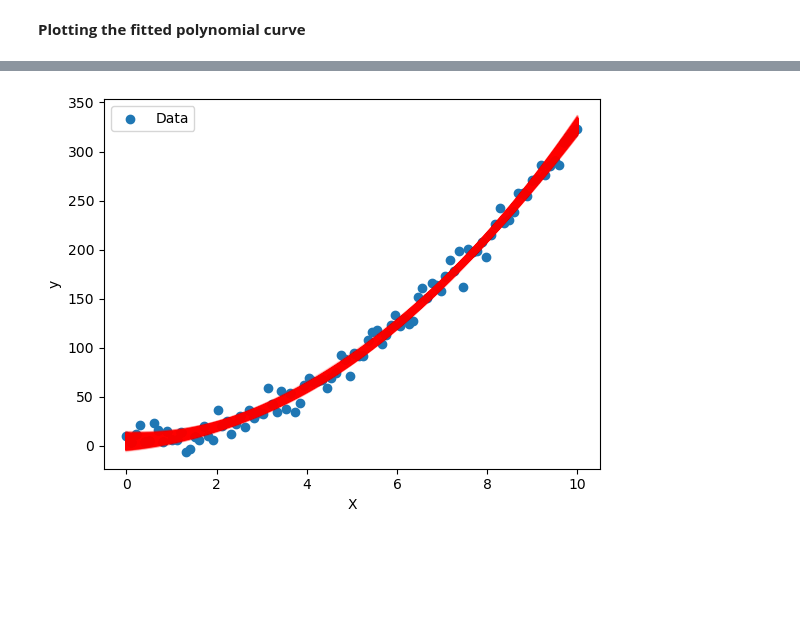
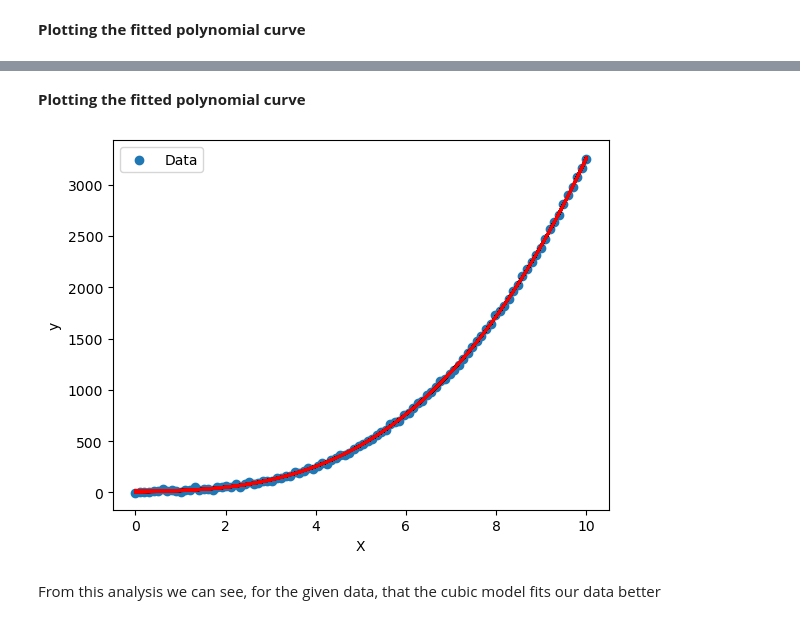
Before and after one commit to AhmadHassan71/statistical-modeling-using-pymc3, a Jupyter notebook: Workshops/Workshop8/Workshop8.ipynb, the cells around one changed output, grey strips where cells are left out. Cells and saved outputs as stored; diff of their text form; code cells hidden in the pictures; blank space fills up the shorter version.

Commit message:
Added a synthetic cubic model

```diff
--- a/Workshops/Workshop8/Workshop8.ipynb
+++ b/Workshops/Workshop8/Workshop8.ipynb
@@ -22,6 +22,7 @@ X=np.linspace(0,10,n_samples)  # creates equally spaced samples
 
 # creates a quadratic dataset with some random noise
 y= 3*X**2 +2*X + 5 + np.random.normal(scale=10,size=n_samples)
+y_cubic= 3*X**3+2*X**2+5*X+10+ np.random.normal(scale=10,size=n_samples)
 
 # adding noise adds some realism allowing to test data for
 # real world problems
@@ -61,0 +86,10 @@ plt.show()
+# %%
+degree = 3
+
+with pm.Model() as model2:
+
+    coeffs=pm.Normal('coeffs', mu=0,sd=10,shape=degree+1)
+    y_pred= pm.math.dot(coeffs,np.vander(X,degree+1,increasing=True).T)
+    likelihood=pm.Normal('y_obs',mu=y_pred,sd=10,observed=y_cubic)
+
+    trace=pm.sample(2000,tune=2000)
@@ -62,12 +114,16 @@ plt.show()
+# %% [markdown]
+**Plotting the fitted polynomial curve**
 # %%
-x_vals= np.linspace(0,10,100)
-y_fitted = np.dot(np.vander(x_vals,degree+1,increasing=True),trace['coeffs'].T)
+x_vals = np.linspace(0, 10, 100)  # New X values for prediction
+y_fitted = np.dot(np.vander(x_vals, degree + 1, increasing=True), trace['coeffs'].T)
 
-plt.scatter(X,y,label='Data')
-plt.plot(x_vals,y_fitted,color='r',alpha=0.1)
+plt.scatter(X, y_cubic, label='Data')
+plt.plot(x_vals, y_fitted, color='r', alpha=0.1)
 plt.xlabel('X')
 plt.ylabel('y')
 plt.legend()
 plt.show()
 # %% [output]
-[figure, old version]
+[figure, new version]
+# %% [markdown]
+From this analysis we can see, for the given data, that the cubic model fits our data better
```
Also changed, not shown: parts of 7 cells of this notebook.
